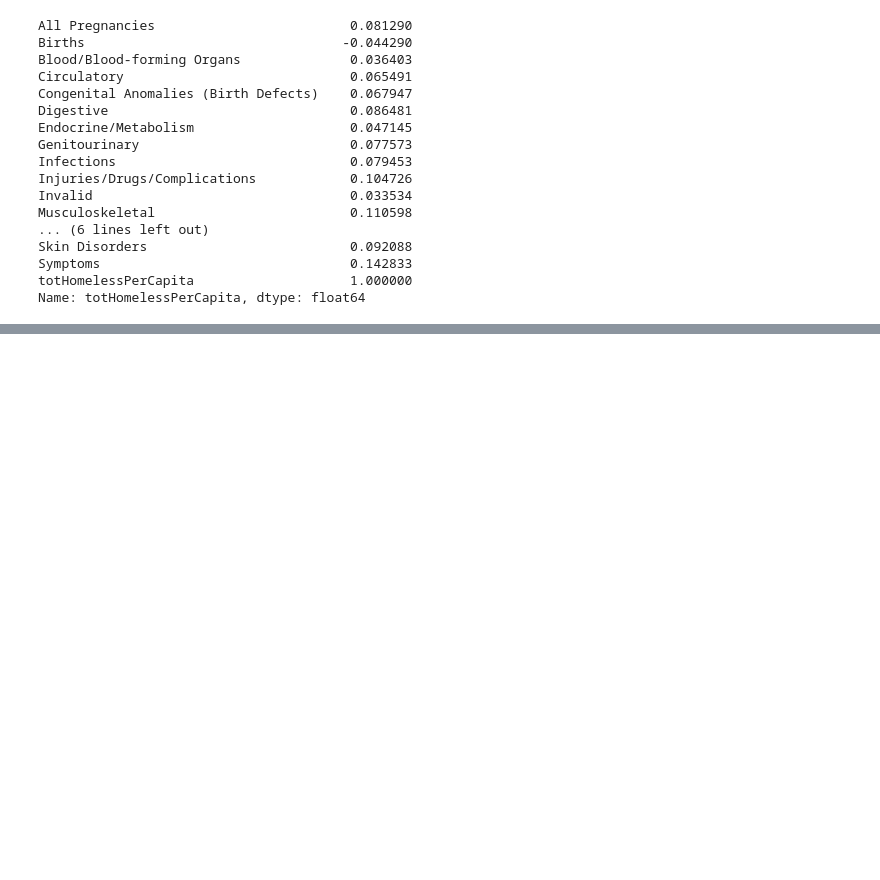
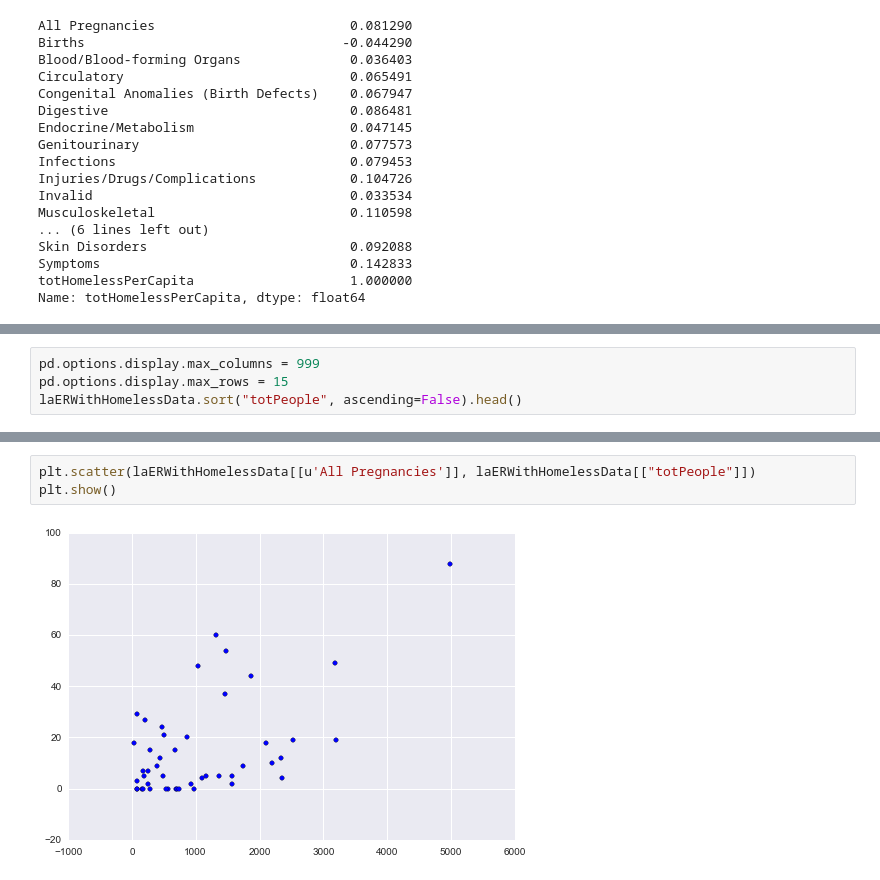
Before and after one commit to donovanfm/la-homeless-data, a Jupyter notebook: exploratory_data_analysis/la-emergency-room-data/LA Hospital Analysis.ipynb, the cells around one changed output, grey strips where cells are left out. Cells and saved outputs as stored; diff of their text form; blank space fills up the shorter version.

```diff
--- a/exploratory_data_analysis/la-emergency-room-data/LA Hospital Analysis.ipynb
+++ b/exploratory_data_analysis/la-emergency-room-data/LA Hospital Analysis.ipynb
@@ -502,0 +475,4 @@ Name: totHomelessPerCapita, dtype: float64
+# %%
+pd.options.display.max_columns = 999
+pd.options.display.max_rows = 15
+laERWithHomelessData.sort("totPeople", ascending=False).head()
@@ -502,0 +486,5 @@ Name: totHomelessPerCapita, dtype: float64
+# %%
+plt.scatter(laERWithHomelessData[[u'All Pregnancies']], laERWithHomelessData[["totPeople"]])
+plt.show()
+# %% [output]
+[figure, added]
```
Also changed, not shown: parts of 9 cells of this notebook.
